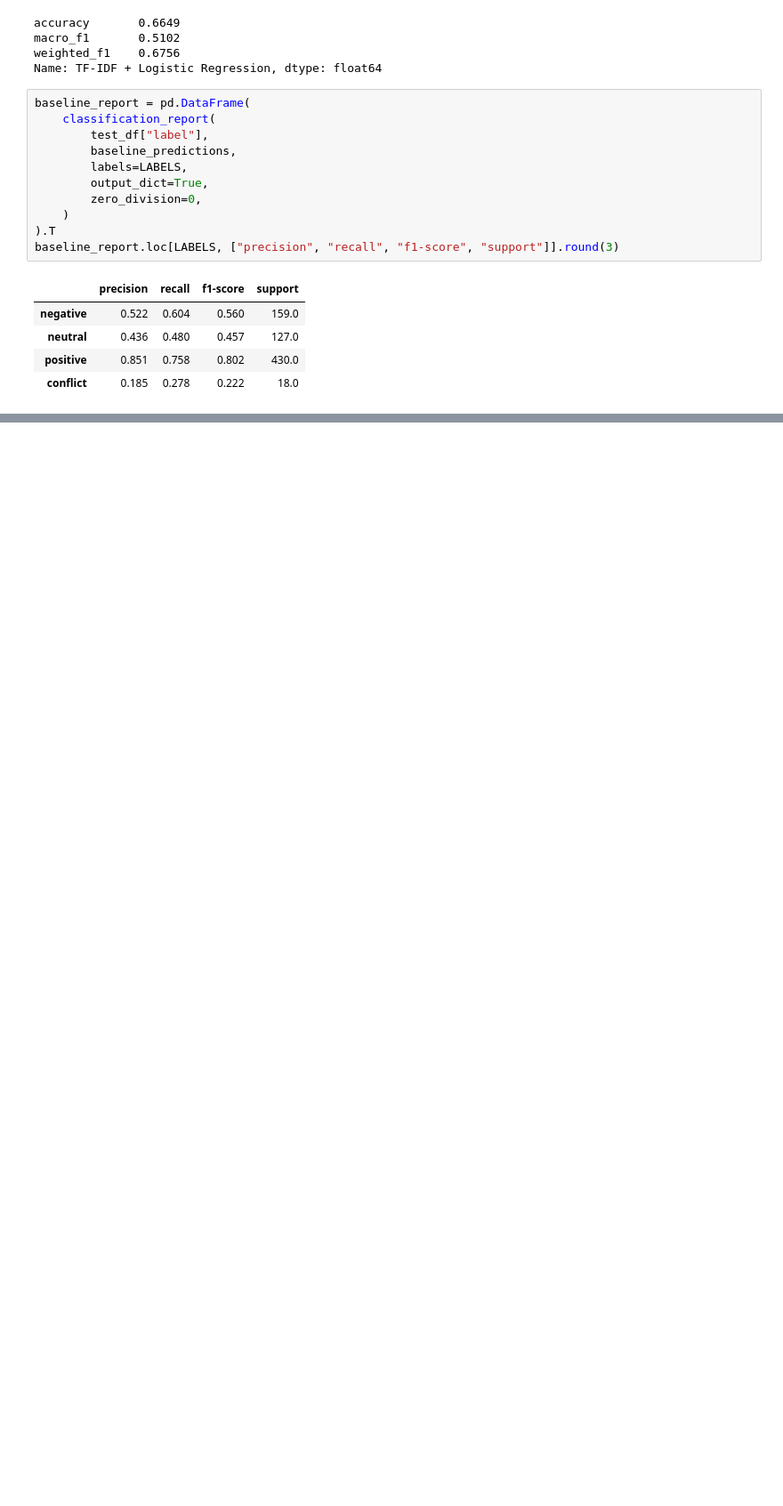
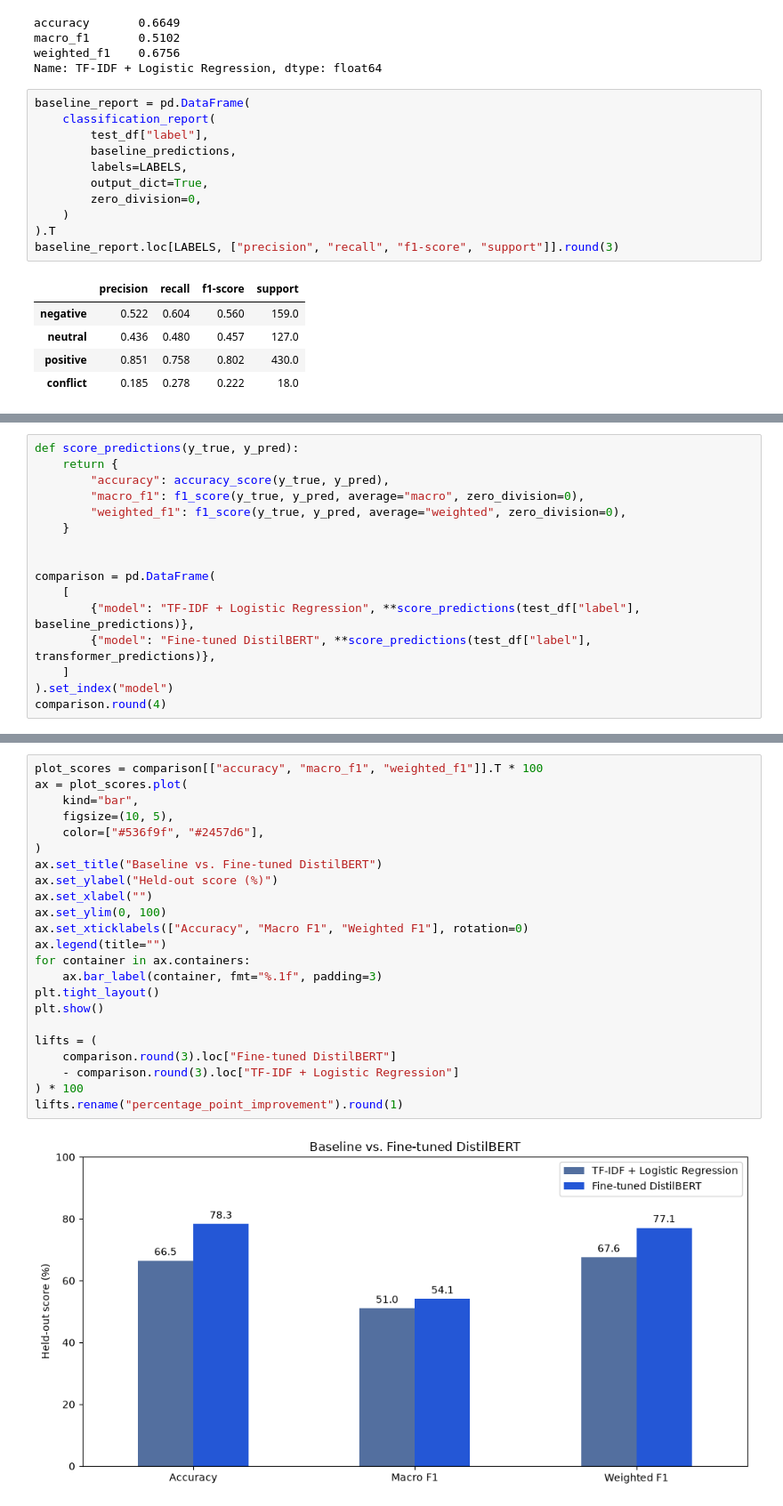
Before and after one commit to praiseprince/absa-customer-insights-phase2, a Jupyter notebook: Group-1-Phase-2-code-Praise-Marya-Ashmit.ipynb, the cells around one changed output, grey strips where cells are left out. Shown at 89% size. Saved outputs shown, nothing was run; the diff lists cells and outputs as text; blank space fills up the shorter version.

Commit message:
Fine-tune DistilBERT and evaluate results

```diff
--- a/Group-1-Phase-2-code-Praise-Marya-Ashmit.ipynb
+++ b/Group-1-Phase-2-code-Praise-Marya-Ashmit.ipynb
@@ -187,0 +311,16 @@ Fine-tune DistilBERT and compare it with this baseline on the same held-out exam
+# %%
+def score_predictions(y_true, y_pred):
+    return {
+        "accuracy": accuracy_score(y_true, y_pred),
+        "macro_f1": f1_score(y_true, y_pred, average="macro", zero_division=0),
+        "weighted_f1": f1_score(y_true, y_pred, average="weighted", zero_division=0),
+    }
+
+
+comparison = pd.DataFrame(
+    [
+        {"model": "TF-IDF + Logistic Regression", **score_predictions(test_df["label"], baseline_predictions)},
+        {"model": "Fine-tuned DistilBERT", **score_predictions(test_df["label"], transformer_predictions)},
+    ]
+).set_index("model")
+comparison.round(4)
@@ -187,0 +332,25 @@ Fine-tune DistilBERT and compare it with this baseline on the same held-out exam
+# %%
+plot_scores = comparison[["accuracy", "macro_f1", "weighted_f1"]].T * 100
+ax = plot_scores.plot(
+    kind="bar",
+    figsize=(10, 5),
+    color=["#536f9f", "#2457d6"],
+)
+ax.set_title("Baseline vs. Fine-tuned DistilBERT")
+ax.set_ylabel("Held-out score (%)")
+ax.set_xlabel("")
+ax.set_ylim(0, 100)
+ax.set_xticklabels(["Accuracy", "Macro F1", "Weighted F1"], rotation=0)
+ax.legend(title="")
+for container in ax.containers:
+    ax.bar_label(container, fmt="%.1f", padding=3)
+plt.tight_layout()
+plt.show()
+
+lifts = (
+    comparison.round(3).loc["Fine-tuned DistilBERT"]
+    - comparison.round(3).loc["TF-IDF + Logistic Regression"]
+) * 100
+lifts.rename("percentage_point_improvement").round(1)
+# %% [output]
+[figure, added]
```
Also changed, not shown: parts of 15 cells of this notebook.
